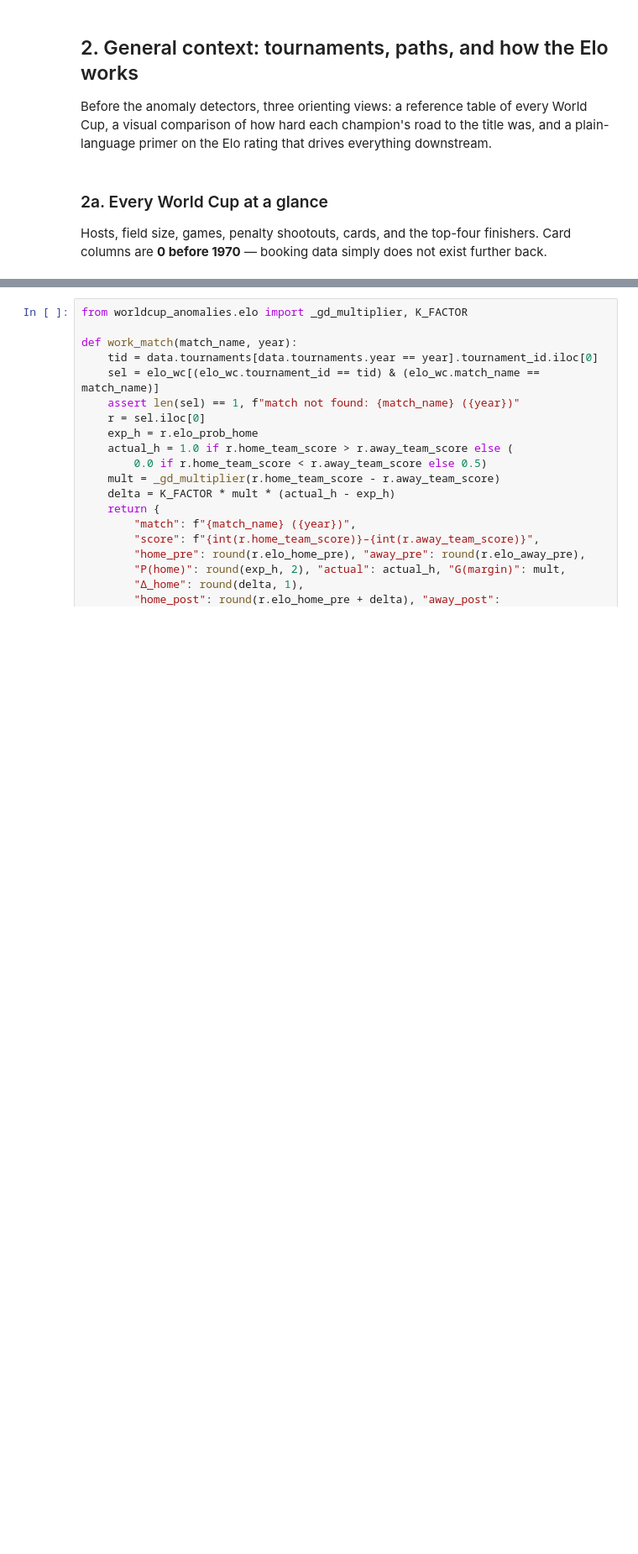
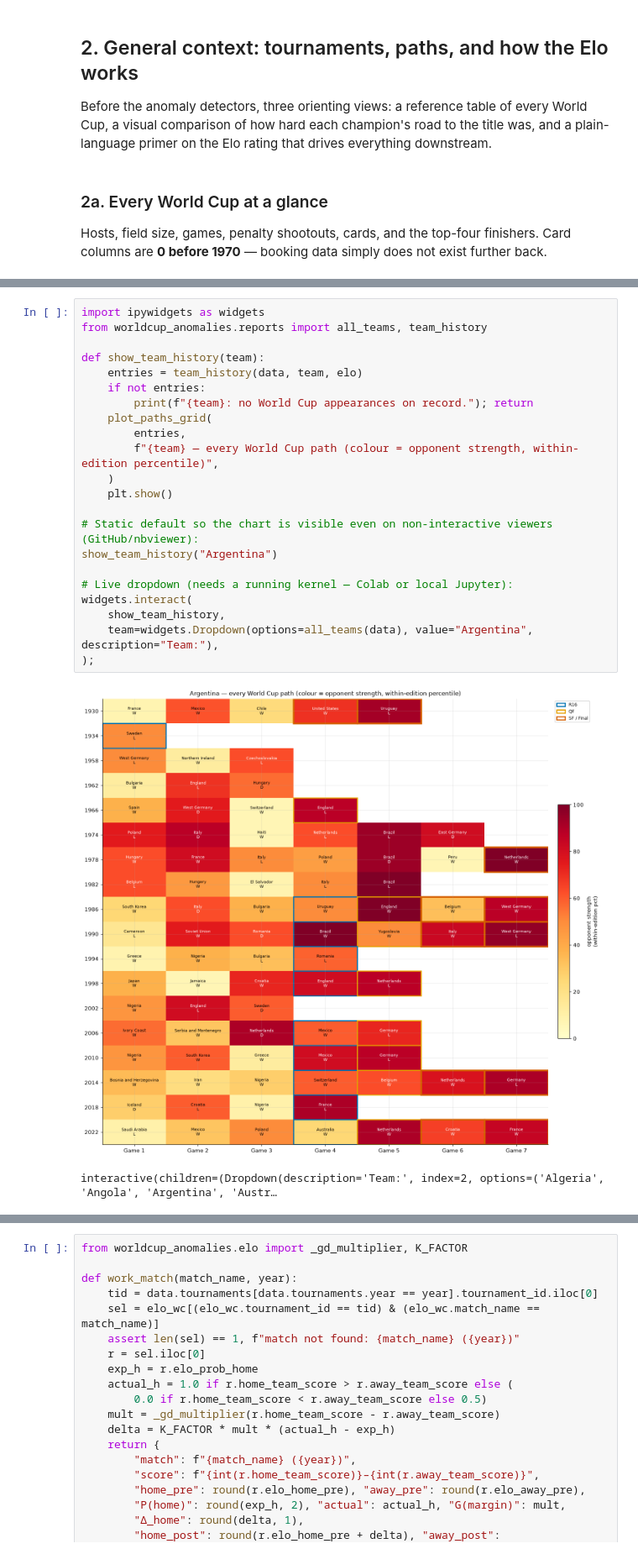
Before and after one commit to jorge-sader/worldcup-anomalies, a Jupyter notebook: notebooks/world_cup_irregularities.ipynb, the cells around one changed output, grey strips where cells are left out. Shown at 84% size. Saved outputs shown, nothing was run; the diff lists cells and outputs as text; blank space fills up the shorter version.

```diff
--- a/notebooks/world_cup_irregularities.ipynb
+++ b/notebooks/world_cup_irregularities.ipynb
@@ -179 +196,26 @@ plt.tight_layout(); plt.show()
+# %%
+import ipywidgets as widgets
+from worldcup_anomalies.reports import all_teams, team_history
+
+def show_team_history(team):
+    entries = team_history(data, team, elo)
+    if not entries:
+        print(f"{team}: no World Cup appearances on record."); return
+    plot_paths_grid(
+        entries,
+        f"{team} — every World Cup path (colour = opponent strength, within-edition percentile)",
+    )
+    plt.show()
+
+# Static default so the chart is visible even on non-interactive viewers (GitHub/nbviewer):
+show_team_history("Argentina")
+
+# Live dropdown (needs a running kernel — Colab or local Jupyter):
+widgets.interact(
+    show_team_history,
+    team=widgets.Dropdown(options=all_teams(data), value="Argentina", description="Team:"),
+);
+# %% [output]
+[figure, added]
+interactive(children=(Dropdown(description='Team:', index=2, options=('Algeria', 'Angola', 'Argentina', 'Austr…
 # %% [markdown]
```
Also changed, not shown: parts of 6 cells of this notebook, 5 other files.
